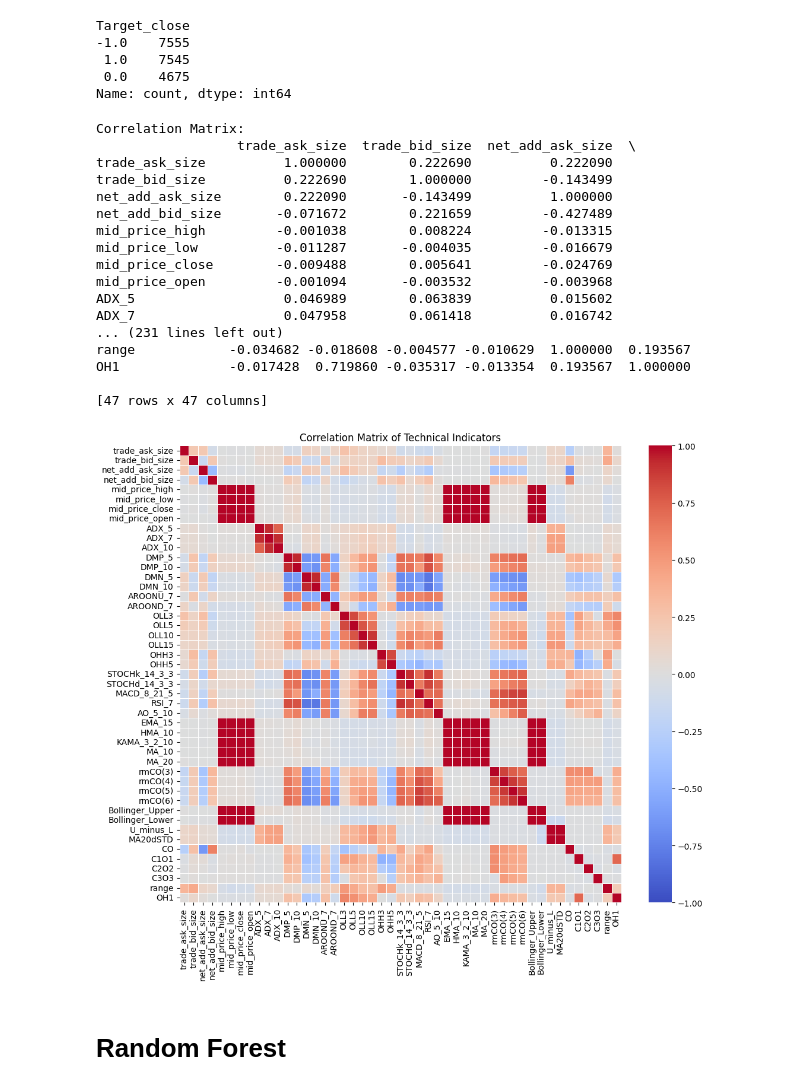
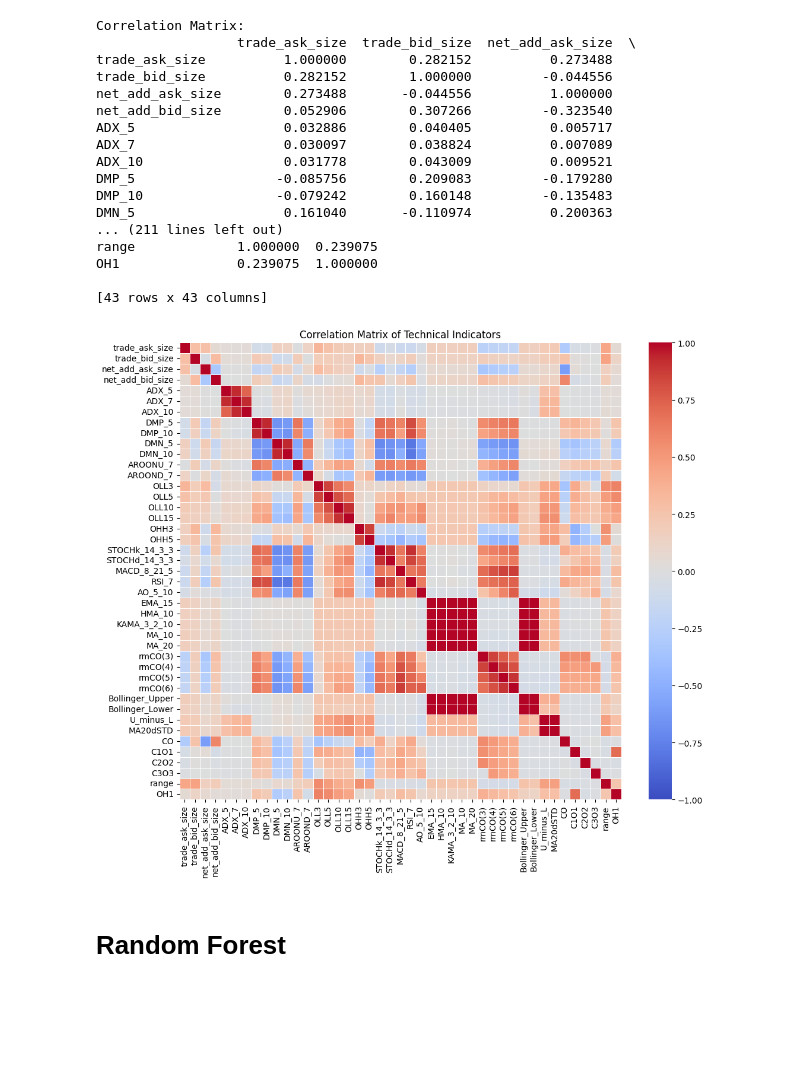
Before and after one commit to LiaoLaurent/Stock-Prediction-Deep-Learning, a Jupyter notebook: feature_engineering.ipynb, the cells around one changed output. Saved outputs shown, nothing was run; the diff lists cells and outputs as text; code cells hidden in the pictures; blank space fills up the shorter version.

```diff
--- a/feature_engineering.ipynb
+++ b/feature_engineering.ipynb
@@ -167,9 +155,9 @@ def compute_technical_indicators(df):
 
     return df.dropna()
 # %%
-order_sizes = group_and_pivot_order_sizes(df, sampling_rate='2s')
+order_sizes = group_and_pivot_order_sizes(df, sampling_rate='1s')
 
-mid_prices = resample_mid_prices(df, sampling_rate='2s')
+mid_prices = resample_mid_prices(df, sampling_rate='1s')
 
 mid_prices.iloc[:20]
 # %% [output]
@@ -199,7 +187,7 @@ df_combined = order_sizes.join(technical_indicators, how='inner')
 
 df_combined.columns
 
-df_combined.drop(columns=['mid_price_high', 'mid_price_low', 'mid_price_close', 'mid_price_open', "max_depth", "Returns"], inplace=True)
+df_combined.drop(columns=['mid_price_high', 'mid_price_low', 'mid_price_close', 'mid_price_open'], inplace=True)
 df_combined.columns
 # %% [output]
 Index(['trade_ask_size', 'trade_bid_size', 'net_add_ask_size',
@@ -216,6 +204,8 @@ start_date = pd.to_datetime("2024-10-01")
 end_date = pd.to_datetime("2024-10-01")
 date_range = pd.bdate_range(start=start_date, end=end_date)
 data_paths = [f"AAPL_data/AAPL_{date.strftime('%Y-%m-%d')}_xnas-itch.parquet" for date in date_range]
+
+sampling_rate = '1s'
 
 trade_days_data = []
 
@@ -225,18 +215,17 @@ for path in data_paths:
 
     df = df.between_time(market_open, market_close)
 
-    order_sizes = group_and_pivot_order_sizes(df, sampling_rate='1s')
+    order_sizes = group_and_pivot_order_sizes(df, sampling_rate=sampling_rate)
 
 
-    mid_prices = resample_mid_prices(df, sampling_rate='1s')
+    mid_prices = resample_mid_prices(df, sampling_rate=sampling_rate)
 
     order_sizes = order_sizes.reindex(mid_prices.index, fill_value=0)
 
     technical_indicators = compute_technical_indicators(mid_prices)
     df_combined = order_sizes.join(technical_indicators, how='inner')
 
-    # df_combined.drop(columns=["max_depth", "Returns"], inplace=True)
-    df_combined.drop(columns=['mid_price_high', 'mid_price_low', 'mid_price_close', 'mid_price_open', "max_depth", "Returns"], inplace=True)
+    df_combined.drop(columns=['mid_price_high', 'mid_price_low', 'mid_price_close', 'mid_price_open'], inplace=True)
 
     trade_days_data.append(df_combined)
 
@@ -258,5 +247,5 @@ all_data.head()
 # %%
-all_data["Target_close"] = all_data["Target_close"].shift(-1)
+all_data["returns"] = all_data["returns"].shift(-1)
 all_data.dropna(inplace=True)
 # %%
 all_data.head()
@@ -272,44 +261,36 @@ all_data.head()
-# %%
-all_data.Target_close.value_counts()
-# %% [output]
-Target_close
--1.0    7555
- 1.0    7545
- 0.0    4675
-Name: count, dtype: int64
 # %%
 import seaborn as sns
 
-correlation_matrix = all_data.drop(columns=["Target_close"]).corr()
+correlation_matrix = all_data.drop(columns=["returns", "volatilities"]).corr()
 
 # Display the correlation matrix
 print("Correlation Matrix:")
 print(correlation_matrix)
 
 # Visualize the correlation matrix using a heatmap
 plt.figure(figsize=(12, 10))
 sns.heatmap(correlation_matrix, annot=False, fmt=".2f", cmap="coolwarm", vmin=-1, vmax=1, linewidths=0.5)
 plt.title("Correlation Matrix of Technical Indicators")
 plt.show()
 # %% [output]
 Correlation Matrix:
                   trade_ask_size  trade_bid_size  net_add_ask_size  \
-trade_ask_size          1.000000        0.222690          0.222090
-trade_bid_size          0.222690        1.000000         -0.143499
-net_add_ask_size        0.222090       -0.143499          1.000000
-net_add_bid_size       -0.071672        0.221659         -0.427489
-mid_price_high         -0.001038        0.008224         -0.013315
-mid_price_low          -0.011287       -0.004035         -0.016679
-mid_price_close        -0.009488        0.005641         -0.024769
-mid_price_open         -0.001094       -0.003532         -0.003968
-ADX_5                   0.046989        0.063839          0.015602
-ADX_7                   0.047958        0.061418          0.016742
-... (231 lines left out)
-range            -0.034682 -0.018608 -0.004577 -0.010629  1.000000  0.193567
-OH1              -0.017428  0.719860 -0.035317 -0.013354  0.193567  1.000000
+trade_ask_size          1.000000        0.282152          0.273488
+trade_bid_size          0.282152        1.000000         -0.044556
+net_add_ask_size        0.273488       -0.044556          1.000000
+net_add_bid_size        0.052906        0.307266         -0.323540
+ADX_5                   0.032886        0.040405          0.005717
+ADX_7                   0.030097        0.038824          0.007089
+ADX_10                  0.031778        0.043009          0.009521
+DMP_5                  -0.085756        0.209083         -0.179280
+DMP_10                 -0.079242        0.160148         -0.135483
+DMN_5                   0.161040       -0.110974          0.200363
+... (211 lines left out)
+range             1.000000  0.239075
+OH1               0.239075  1.000000
 
-[47 rows x 47 columns]
+[43 rows x 43 columns]
-[figure, old version]
+[figure, new version]
 # %% [markdown]
 # Random Forest
 # %%
```
Also changed, not shown: parts of 11 cells of this notebook, 3 other files.
